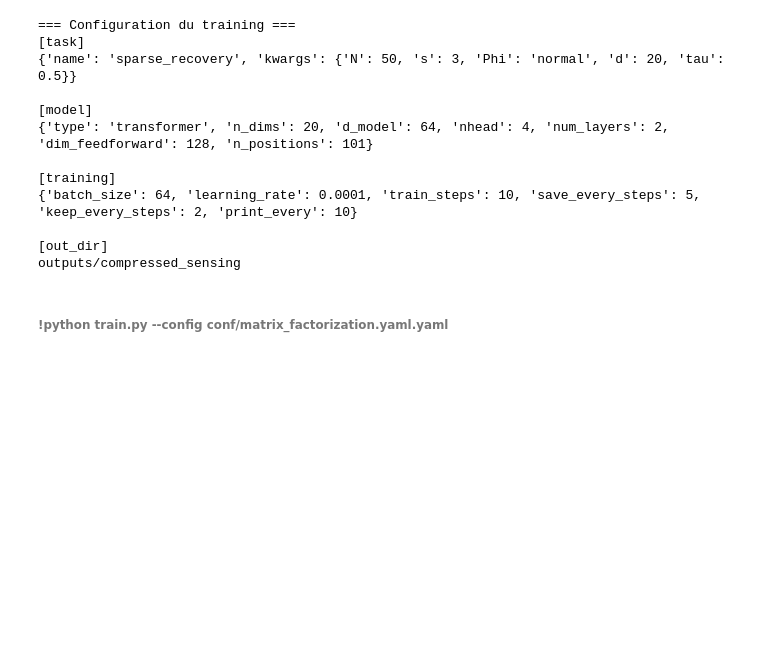
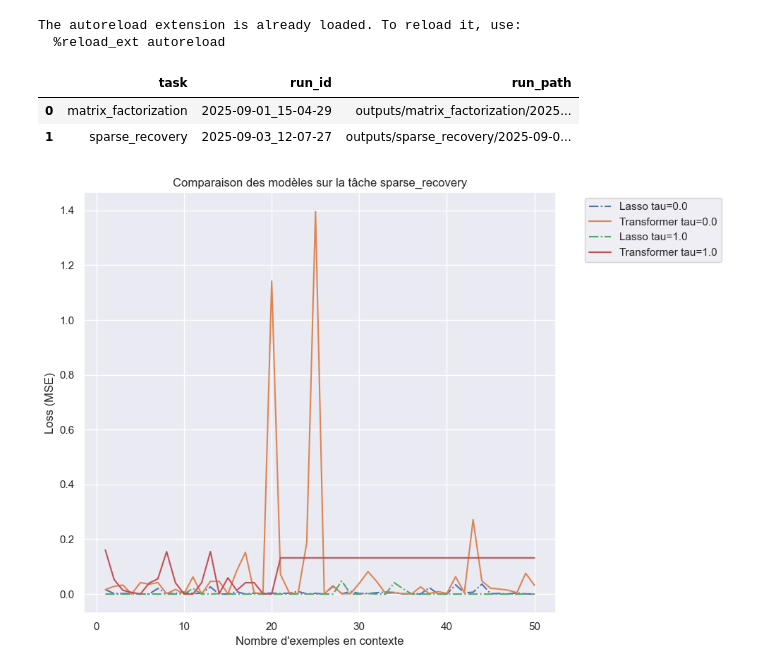
Before and after one commit to ptalom/in-context-learning, a Jupyter notebook: eval.ipynb, the cells around one changed output. Saved outputs shown, nothing was run; the diff lists cells and outputs as text; code cells hidden in the pictures; blank space fills up the shorter version.

```diff
--- a/eval.ipynb
+++ b/eval.ipynb
@@ -10,27 +0,0 @@ from sparse_recovery.compressed_sensing import calculate_coherence
-# %%
-out_dir = "outputs/compressed_sensing"
-
-config_path = os.path.join("conf", "compressed_sensing.yaml")
-with open(config_path, "r") as f:
-    conf = yaml.safe_load(f)
-
-print("=== Configuration du training ===")
-for section, params in conf.items():
-    print(f"[{section}]")
-    print(params)
-    print()
-# %% [output]
-=== Configuration du training ===
-[task]
-{'name': 'sparse_recovery', 'kwargs': {'N': 50, 's': 3, 'Phi': 'normal', 'd': 20, 'tau': 0.5}}
-
-[model]
-{'type': 'transformer', 'n_dims': 20, 'd_model': 64, 'nhead': 4, 'num_layers': 2, 'dim_feedforward': 128, 'n_positions': 101}
-
-[training]
-{'batch_size': 64, 'learning_rate': 0.0001, 'train_steps': 10, 'save_every_steps': 5, 'keep_every_steps': 2, 'print_every': 10}
-
-[out_dir]
-outputs/compressed_sensing
-# %% [markdown]
-###### !python train.py --config conf/matrix_factorization.yaml.yaml
@@ -36,0 +18,20 @@ outputs/compressed_sensing
+# %%
+%matplotlib inline
+%load_ext autoreload
+%autoreload 2
+
+sns.set_theme('notebook', 'darkgrid')
+palette = sns.color_palette('colorblind')
+# %% [output]
+The autoreload extension is already loaded. To reload it, use:
+  %reload_ext autoreload
+# %%
+run_dir = "outputs"  # ton dossier outputs
+
+# --- Lire toutes les runs ---
+df_runs = read_run_dir(run_dir)
+df_runs  # affiche les runs disponibles
+# %% [output]
+|  | task | run_id | run_path |
+| 0 | matrix_factorization | 2025-09-01_15-04-29 | outputs/matrix_factorization/2025... |
+| 1 | sparse_recovery | 2025-09-03_12-07-27 | outputs/sparse_recovery/2025-09-0... |
@@ -36,0 +98,17 @@ outputs/compressed_sensing
+# %%
+# ---------- Plot ----------
+plt.figure(figsize=(10,7))
+for tau in all_tau:
+    #plt.plot(range(1, max_L+1), results["Least Squares"][tau], label=f"Least Squares tau={tau:.1f}", linestyle='--')
+    plt.plot(range(1, max_L+1), results["Lasso"][tau], label=f"Lasso tau={tau:.1f}", linestyle='-.')
+    plt.plot(range(1, max_L+1), results["Transformer"][tau], label=f"Transformer tau={tau:.1f}")
+
+plt.xlabel("Nombre d'exemples en contexte")
+plt.ylabel("Loss (MSE)")
+plt.title(f"Comparaison des modèles sur la tâche {task_name}")
+plt.legend(bbox_to_anchor=(1.05, 1), loc='upper left')
+plt.grid(True)
+plt.tight_layout()
+plt.show()
+# %% [output]
+[figure, added]
```
Also changed, not shown: parts of 18 cells of this notebook, 10 other files.
